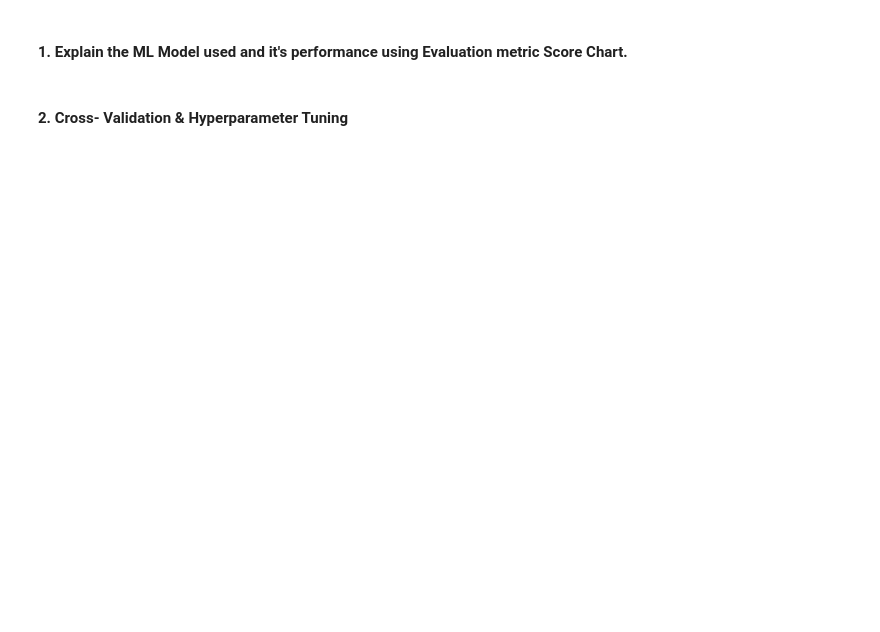
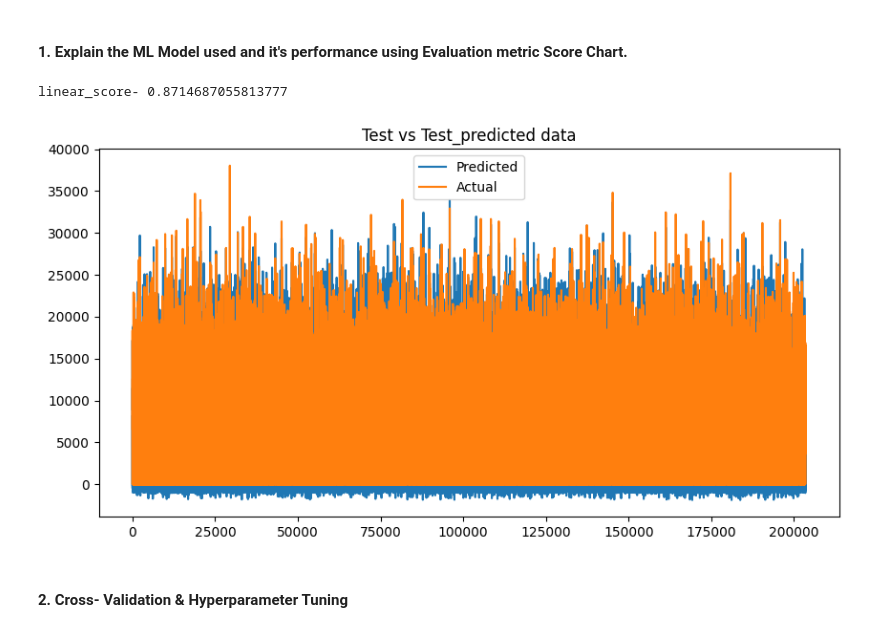
Before and after one commit to chetansgode/Rossmann_Retail_Sales_prediction, a Jupyter notebook: (Retail_Sales_prediction)ML_Submission_Template.ipynb, the cells around one changed output. Saved outputs shown, nothing was run; the diff lists cells and outputs as text; code cells hidden in the pictures; blank space fills up the shorter version.

Commit message:
ml_linear regression-1 done

```diff
--- a/(Retail_Sales_prediction)ML_Submission_Template.ipynb
+++ b/(Retail_Sales_prediction)ML_Submission_Template.ipynb
@@ -1170,0 +1316,28 @@ Answer Here.
+# %%
+# ML Model - 1 Implementation (Linear_Regression)
+
+# Fit the Algorithm
+linear=LinearRegression().fit(X_train,y_train)
+
+print('linear_score-',linear.score(X_train,y_train))
+
+y_train_predict=linear.predict(X_train)
+y_test_predict=linear.predict(X_test)
+
+# Predict on the model
+
+print("For Train data linear regression ml model")
+mse=mean_squared_error((100000*y_train),(100000*y_train_predict))
+print('mse :', mse)
+print('rmse :',np.sqrt(mse))
+print('R2_score :',r2_score((100000*y_train),(100000*y_train_predict)))
+
+print('--'*25)
+
+print('For Test data linear regression ml model')
+
+mse1=mean_squared_error((100000*y_test),(100000*y_test_predict))
+print('mse :',mse1)
+print('rmse :',np.sqrt(mse1))
+print('R2_score :',r2_score((100000*y_test),(100000*y_test_predict)))
+print('--'*40)
@@ -1175,2 +1358,16 @@ Answer Here.
+# %%
+# Visualizing evaluation Metric Score chart
+
+print('linear_score-',linear.score(X_train,y_train))
+# Visualizing
+plt.figure(figsize=(10,5))
+plt.plot(100000*(y_test_predict))
+plt.plot(100000*(y_test))
+plt.legend(["Predicted","Actual"])
+plt.title('Test vs Test_predicted data')
+plt.show()
+# %% [output]
+linear_score- 0.8714687055813777
+[figure, added]
 # %% [markdown]
 #### 2. Cross- Validation & Hyperparameter Tuning
```
Also changed, not shown: parts of 48 cells of this notebook.
